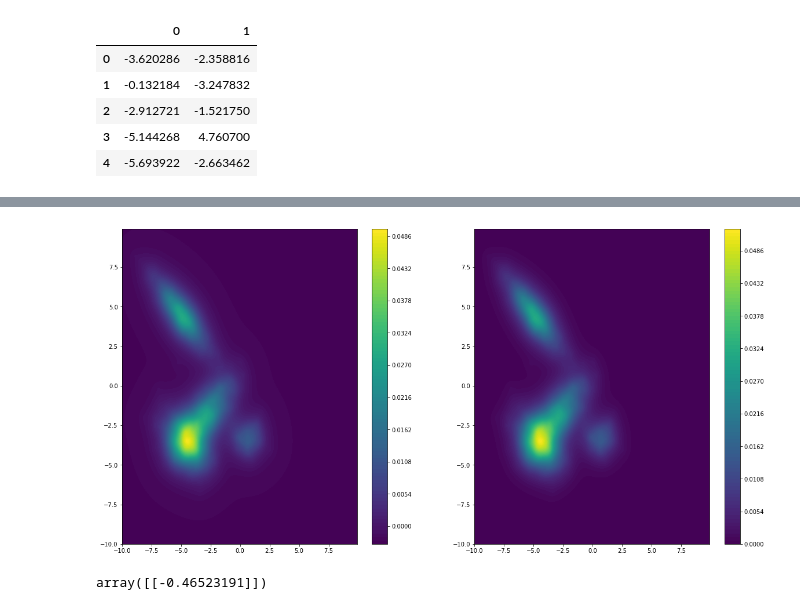
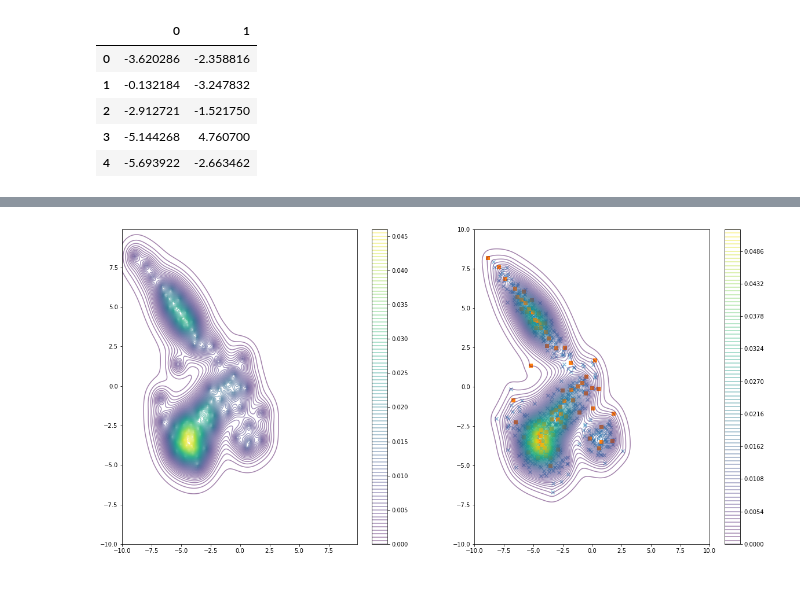
Before and after one commit to JohnYKiyo/kernel_method_numpy, a Jupyter notebook: kernelHerding.ipynb, the cells around one changed output, grey strips where cells are left out. Cells and saved outputs as stored; diff of their text form; code cells hidden in the pictures.

Commit message:
[update] kernel herding notebook for test

```diff
--- a/kernelHerding.ipynb
+++ b/kernelHerding.ipynb
@@ -35,7 +35,7 @@ fig.show()
 # %%
 from src.kernel import Mean as kernelMean
 from src.kernel.utils.progressbar import progbar
-from src.kernel.utils.functions import gauss_kernel
+from src.kernel.utils.functions import gauss_kernel,get_band_width
 
 import scipy as scp
 
@@ -51,7 +51,7 @@ class KernelHerding():
                     sample_size,
                     x_initial_guess=None,
                     options=None,
-                    verbose={'clear_display':False, 'display':'notebook'}):
+                    verbose={'clear_display':True, 'display':'notebook'}):
 
         prob = progbar(sample_size, **verbose)
         h = self.KM.mu_p
@@ -83,8 +83,11 @@ class KernelHerding():
         f = lambda x: self.KM.mu_p(x) - np.average(self.kernel(x,samples))
         return f
 
-    def ApproximationMean(self,x):
-        if not self.samples:
-            raise ValueError('f')
+    def approximation_mean(self,x):
+        #         , sigma='median'):
+        #         if isinstance(sigma,str):
+        #             sigma = get_band_width(self.samples, sigma)
+        #         kernel = gauss_kernel(sigma)
+        return np.average(self.kernel(x,self.samples),axis=1)
 # %%
 KH = KernelHerding(kM)
@@ -104,27 +117,25 @@ array([[-4.48258583, -3.47415195],
 x = np.arange(-10.0,10,0.1)
 y = np.arange(-10.0,10,0.1)
 xx,yy = np.meshgrid(x,y)
-z_kernelh = KH.herding_h(np.array([xx.ravel(),yy.ravel()]).T)
+z_kernelh = KH.approximation_mean(np.array([xx.ravel(),yy.ravel()]).T)
 z = KH.KM.mu_p(np.array([xx.ravel(),yy.ravel()]).T)
 zz_kernlh = z_kernelh.reshape(xx.shape[0],-1)
 zz = z.reshape(xx.shape[0],-1)
 # %%
 fig = plt.figure(figsize=[20,10])
 ax1 = fig.add_subplot(121)
-cbar1 = ax1.contourf(xx,yy,zz_kernlh,100,alpha=1)
-# ax.scatter(KH.samples[:,0],KH.samples[:,1],marker='s',color='r')
+cbar1 = ax1.contour(xx,yy,zz_kernlh,100,alpha=0.5)
+ax.scatter(KH.samples[:,0],KH.samples[:,1],marker='s',color='r')
 fig.colorbar(cbar1,ax=ax1)
 
 ax2 = fig.add_subplot(122)
-cbar2 = ax2.contourf(xx,yy,zz,100,alpha=1)
-# ax.scatter(df.iloc[:,0],df.iloc[:,1],alpha=0.5,marker='x')
-# ax.scatter(KH.samples[:,0],KH.samples[:,1],marker='s')
+cbar2 = ax2.contour(xx,yy,zz,100,alpha=0.5)
+ax2.scatter(df.iloc[:,0],df.iloc[:,1],alpha=0.5,marker='x')
+ax2.scatter(KH.samples[:,0],KH.samples[:,1],marker='s')
+ax2.set_xlim([-10,10])
+ax2.set_ylim([-10,10])
 fig.colorbar(cbar2,ax=ax2)
 
 fig.show()
 # %% [output]
-[figure, old version]
+[figure, new version]
-# %%
-KH.herding_h(np.array([-4.4,-3.4]))
-# %% [output]
-array([[-0.46523191]])
```
Also changed, not shown: parts of 3 cells of this notebook.
